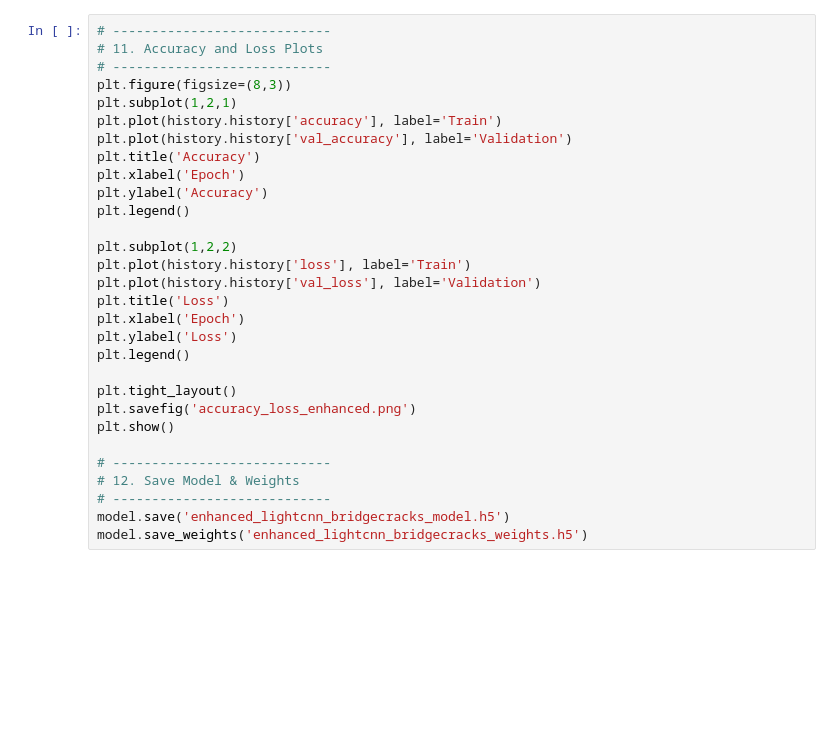
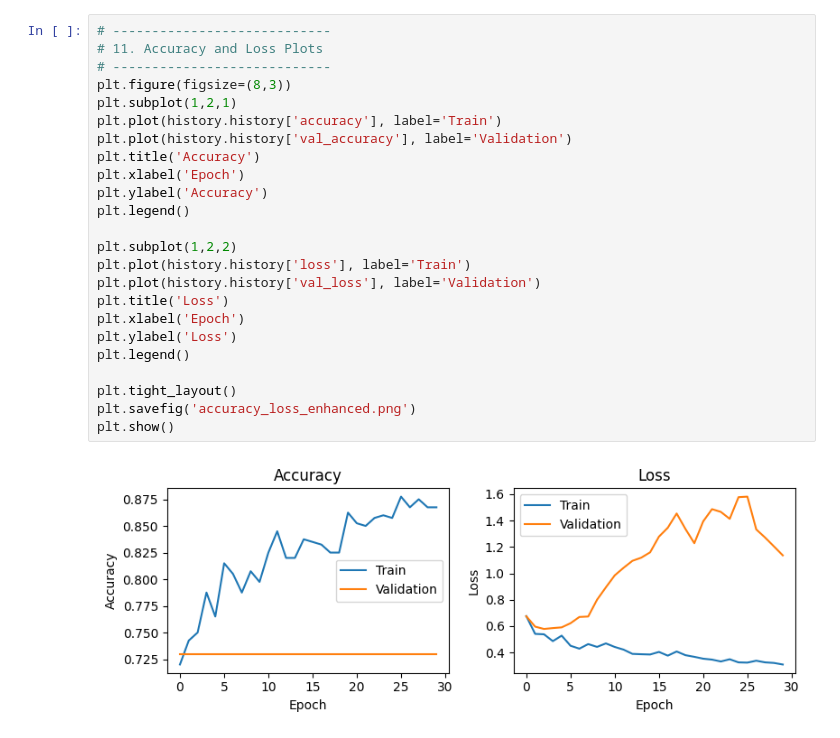
Before and after one commit to asheta66/CNN, a Jupyter notebook: Bridge_Cracks/Bridge_Cracks_CNN_Model.ipynb, the cells around one changed output. Cells and saved outputs as stored; diff of their text form; blank space fills up the shorter version.

```diff
--- a/Bridge_Cracks/Bridge_Cracks_CNN_Model.ipynb
+++ b/Bridge_Cracks/Bridge_Cracks_CNN_Model.ipynb
@@ -197,33 +252,29 @@ df_report
 # %%
 # ----------------------------
 # 11. Accuracy and Loss Plots
 # ----------------------------
 plt.figure(figsize=(8,3))
 plt.subplot(1,2,1)
 plt.plot(history.history['accuracy'], label='Train')
 plt.plot(history.history['val_accuracy'], label='Validation')
 plt.title('Accuracy')
 plt.xlabel('Epoch')
 plt.ylabel('Accuracy')
 plt.legend()
 
 plt.subplot(1,2,2)
 plt.plot(history.history['loss'], label='Train')
 plt.plot(history.history['val_loss'], label='Validation')
 plt.title('Loss')
 plt.xlabel('Epoch')
 plt.ylabel('Loss')
 plt.legend()
 
 plt.tight_layout()
 plt.savefig('accuracy_loss_enhanced.png')
 plt.show()
-
-# ----------------------------
-# 12. Save Model & Weights
-# ----------------------------
-model.save('enhanced_lightcnn_bridgecracks_model.h5')
-model.save_weights('enhanced_lightcnn_bridgecracks_weights.h5')
+# %% [output]
+[figure, added]
 # %%
 # ----------------------------
 # 8. ROC Curves
```
Also changed, not shown: parts of 8 cells of this notebook.
